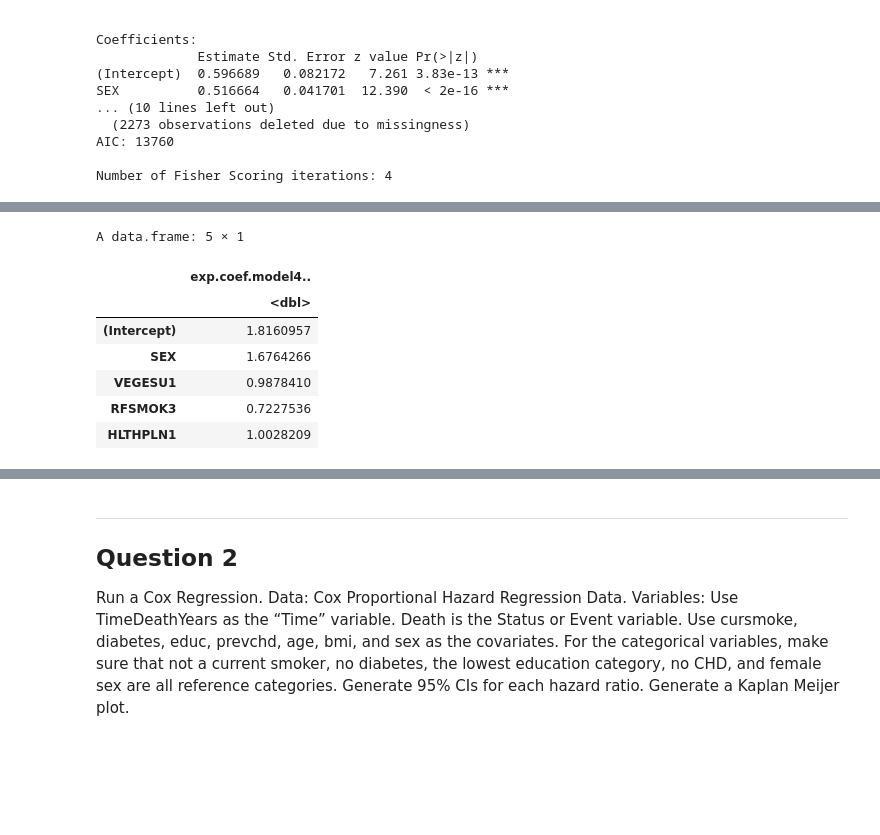
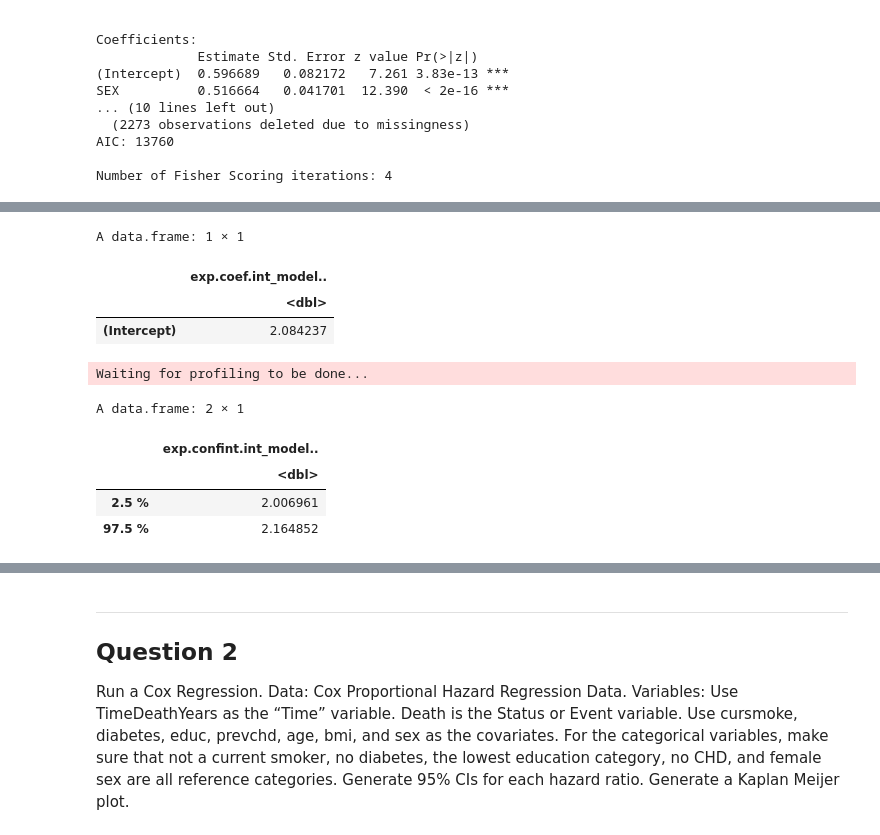
Before and after one commit to tyg3rr/HM878-Biostats, a Jupyter notebook: Problem Set 1c .ipynb, the cells around one changed output, grey strips where cells are left out. Drawn from its saved outputs; the diff is of its cells as text; code cells hidden in the pictures; blank space fills up the shorter version.

```diff
--- a/Problem Set 1c .ipynb
+++ b/Problem Set 1c .ipynb
@@ -223,4 +96,4 @@ AIC: 13760
 
 Number of Fisher Scoring iterations: 4
 # %%
-data.frame(exp(coef(glm(BMI_Categories ~ 1, family = binomial, data=df))))
+int_model <- glm(BMI_Categories ~ 1, family = binomial, data=df)
@@ -232,11 +100,16 @@ A data.frame: 1 × 1
 # %%
-data.frame(exp(coef(model5)))
+data.frame(exp(coef(int_model)))
 # %% [output]
-A data.frame: 5 × 1
+A data.frame: 1 × 1
-|  | exp.coef.model4.. |
+|  | exp.coef.int_model.. |
 |  | <dbl> |
-| (Intercept) | 1.8160957 |
-| SEX | 1.6764266 |
-| VEGESU1 | 0.9878410 |
-| RFSMOK3 | 0.7227536 |
-| HLTHPLN1 | 1.0028209 |
+| (Intercept) | 2.084237 |
+# %%
+data.frame(exp(confint(int_model)))
+# %% [output]
+Waiting for profiling to be done...
+A data.frame: 2 × 1
+|  | exp.confint.int_model.. |
+|  | <dbl> |
+| 2.5 % | 2.006961 |
+| 97.5 % | 2.164852 |
```
Also changed, not shown: parts of 40 cells of this notebook.
